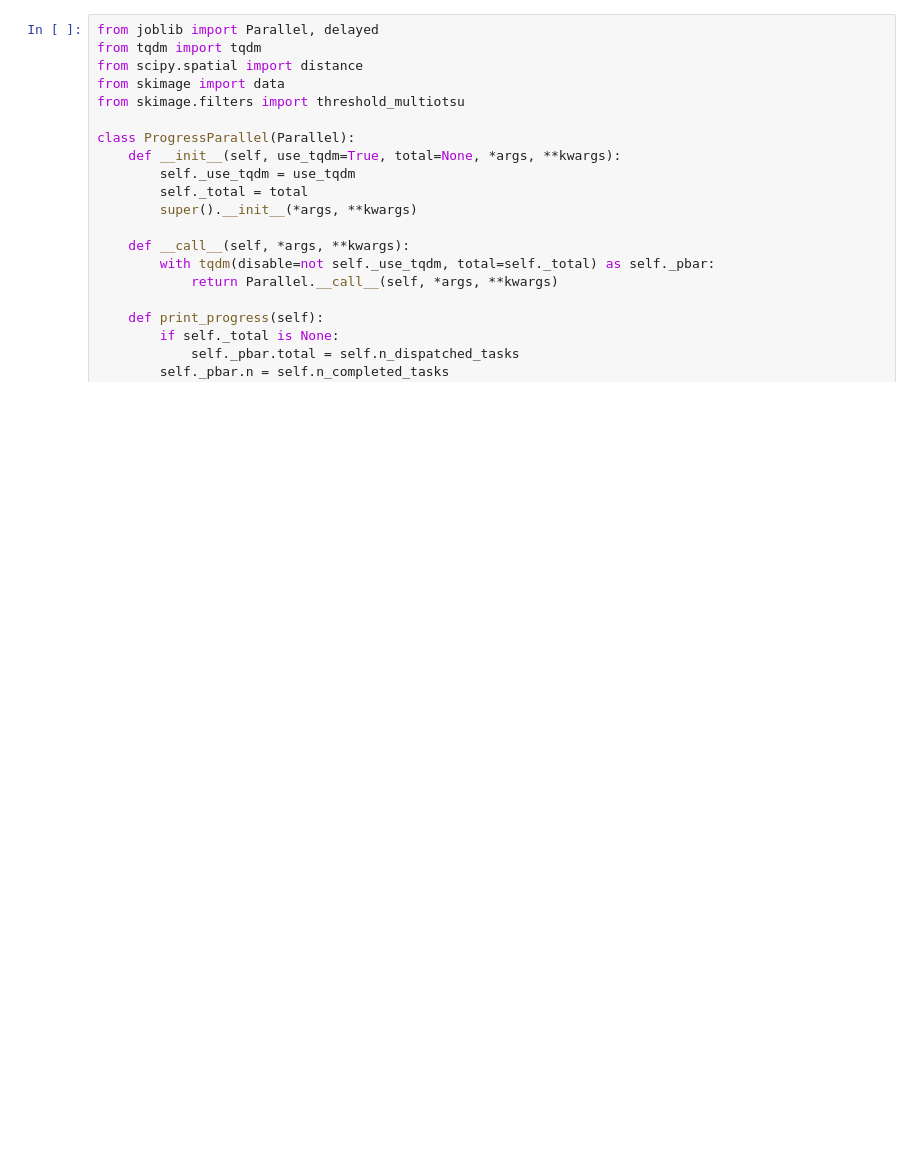
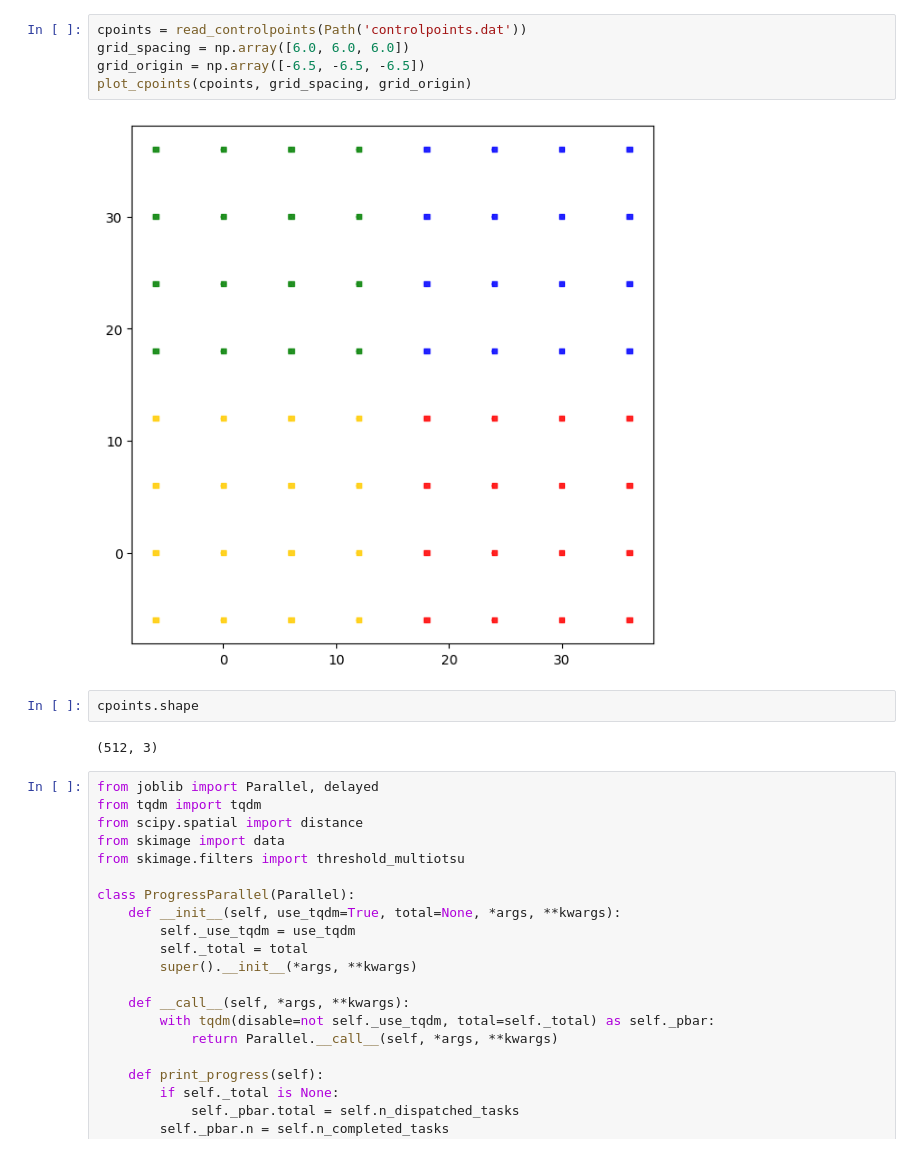
Before and after one commit to joasiee/elastix, a Jupyter notebook: experiments/notebooks/voxels.ipynb, the cells around one changed output. Saved outputs shown, nothing was run; the diff lists cells and outputs as text; blank space fills up the shorter version.

```diff
--- a/experiments/notebooks/voxels.ipynb
+++ b/experiments/notebooks/voxels.ipynb
@@ -139,3 +203,14 @@ def plot_dvf(data, scale=1.0, invert=False, slice=None):
+# %%
+cpoints = read_controlpoints(Path('controlpoints.dat'))
+grid_spacing = np.array([6.0, 6.0, 6.0])
+grid_origin = np.array([-6.5, -6.5, -6.5])
+plot_cpoints(cpoints, grid_spacing, grid_origin)
+# %% [output]
+[figure, added]
+# %%
+cpoints.shape
+# %% [output]
+(512, 3)
 # %%
 from joblib import Parallel, delayed
 from tqdm import tqdm
```
Also changed, not shown: parts of 11 cells of this notebook, 3 other files.
